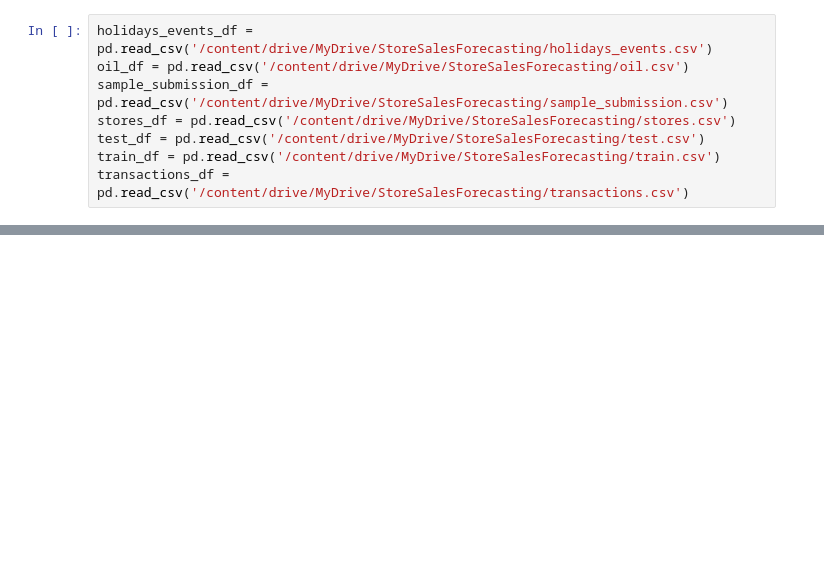
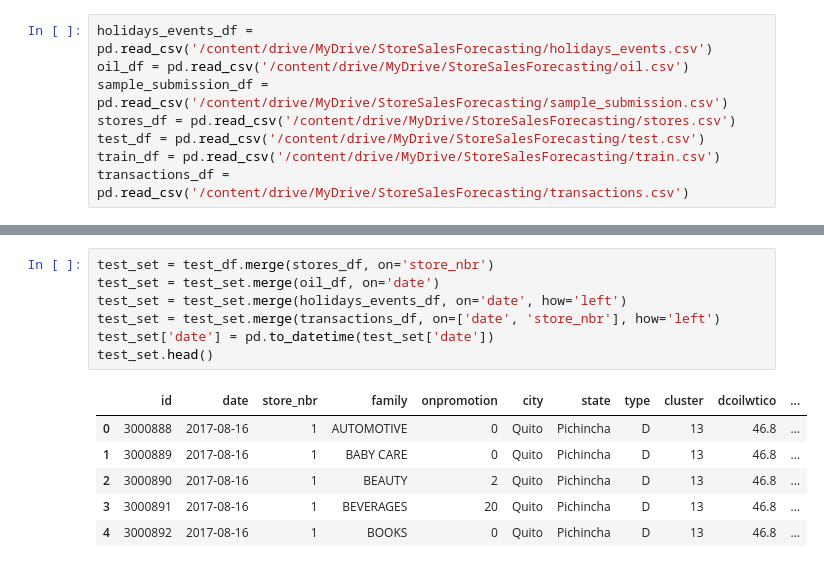
Before and after one commit to geopan2000/Store-Sales-Forecasting, a Jupyter notebook: StoreSalesForecasting.ipynb, the cells around one changed output, grey strips where cells are left out. Saved outputs shown, nothing was run; the diff lists cells and outputs as text; blank space fills up the shorter version.

```diff
--- a/StoreSalesForecasting.ipynb
+++ b/StoreSalesForecasting.ipynb
@@ -171,0 +93,14 @@ data.to_csv('data.csv', index=False)
+# %%
+test_set = test_df.merge(stores_df, on='store_nbr')
+test_set = test_set.merge(oil_df, on='date')
+test_set = test_set.merge(holidays_events_df, on='date', how='left')
+test_set = test_set.merge(transactions_df, on=['date', 'store_nbr'], how='left')
+test_set['date'] = pd.to_datetime(test_set['date'])
+test_set.head()
+# %% [output]
+|  | id | date | store_nbr | family | onpromotion | city | state | type | cluster | dcoilwtico | ... |
+| 0 | 3000888 | 2017-08-16 | 1 | AUTOMOTIVE | 0 | Quito | Pichincha | D | 13 | 46.8 | ... |
+| 1 | 3000889 | 2017-08-16 | 1 | BABY CARE | 0 | Quito | Pichincha | D | 13 | 46.8 | ... |
+| 2 | 3000890 | 2017-08-16 | 1 | BEAUTY | 2 | Quito | Pichincha | D | 13 | 46.8 | ... |
+| 3 | 3000891 | 2017-08-16 | 1 | BEVERAGES | 20 | Quito | Pichincha | D | 13 | 46.8 | ... |
+| 4 | 3000892 | 2017-08-16 | 1 | BOOKS | 0 | Quito | Pichincha | D | 13 | 46.8 | ... |
```
Also changed, not shown: parts of 14 cells of this notebook.
